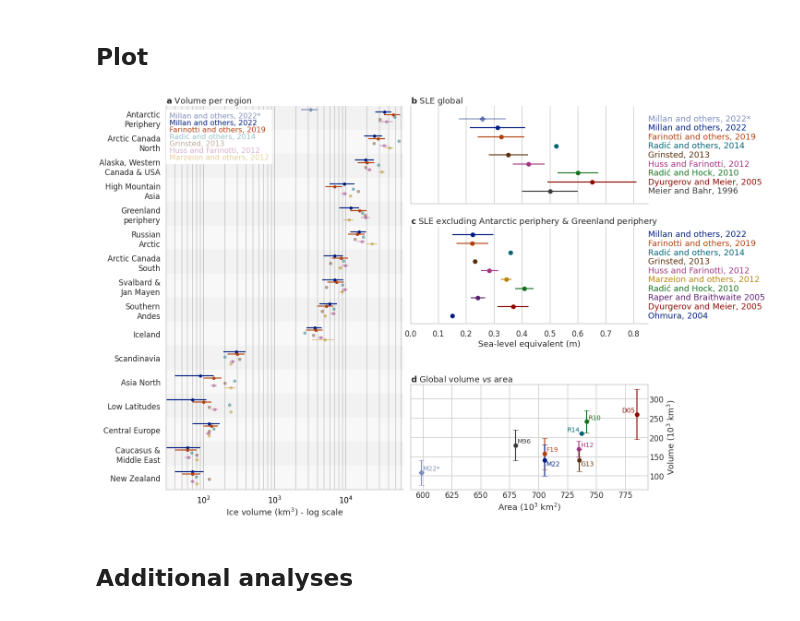
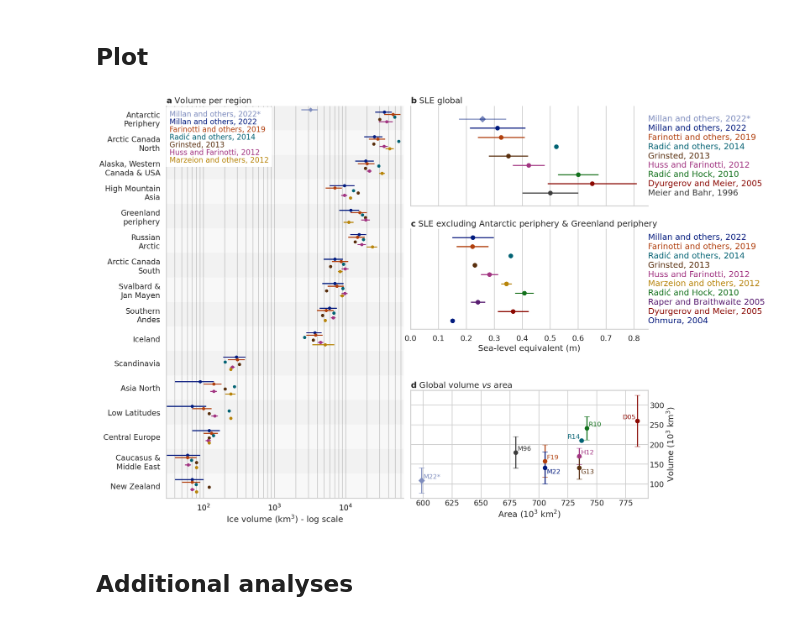
Before and after one commit to fmaussion/global_glacier_volume_paper, a Jupyter notebook: analysis.ipynb, the cells around one changed output. Drawn from its saved outputs; the diff is of its cells as text; code cells hidden in the pictures.

Commit message:
Remove alpha in panel a and remove simple method

```diff
--- a/analysis.ipynb
+++ b/analysis.ipynb
@@ -709,7 +709,8 @@ for i, estimate in enumerate(['m22', 'f19', 'r14', 'g13', 'hf12', 'm12']):
         df = df.loc[rgi_ids]
         x = rx + offset[i]
 
-    alpha = 1 if i < 2 else a
+    # alpha = 1 if i < 2 else a
+    alpha = 1
 
     c = p[estimates.index(estimate)]
     ax.errorbar(df['V'], x, xerr=df['V_err'], fmt='o', c=c, markersize=s, alpha=alpha);
@@ -728,35 +729,35 @@ f.artists.append(ann)
 
 # Titles
 ax.set_title(r'$\bf{a}$ Volume per region', loc='left');
 ax.set_xlabel('Ice volume (km$^3$) - log scale');
 
 # Axis cosmetics
 ax.invert_yaxis()
 ax.set_yticks(rx);
 ax.set_yticklabels(strs);
 sns.despine(ax=ax, right=True)
 ax.grid(axis='y', which='both')
 # All gridlines for log
 ax.set_xscale('log')
 xlocs = np.concatenate([np.arange(1, 11)[2:] * 1e1,
                         np.arange(1, 11) * 1e2,
                         np.arange(1, 11) * 1e3,
                         np.arange(1, 11)[:6] * 1e4])
 ax.set_xticks(xlocs)
 ax.set_xlim([30, 65000])
 
 locs, labels = plt.yticks()
 
 # Shading
 for i, loc in enumerate(locs):
     alpha = 0.05 if i % 2 == 1 else 0.1
     ax.axhspan(loc - 0.5, loc + 0.5, facecolor='grey', alpha=alpha)
 ax.set_ylim(15.5, -0.5)
 
 # plt.tight_layout()
-plt.savefig('plot_global_and_reg_log_alpha.png', dpi=150, bbox_inches='tight');
+plt.savefig('plot_global_and_reg_log.png', dpi=150, bbox_inches='tight');
 # %% [output]
-[figure, old version]
+[figure, new version]
 # %% [markdown]
 ## Additional analyses
 # %% [markdown]
```
Also changed, not shown: 6 other files.
